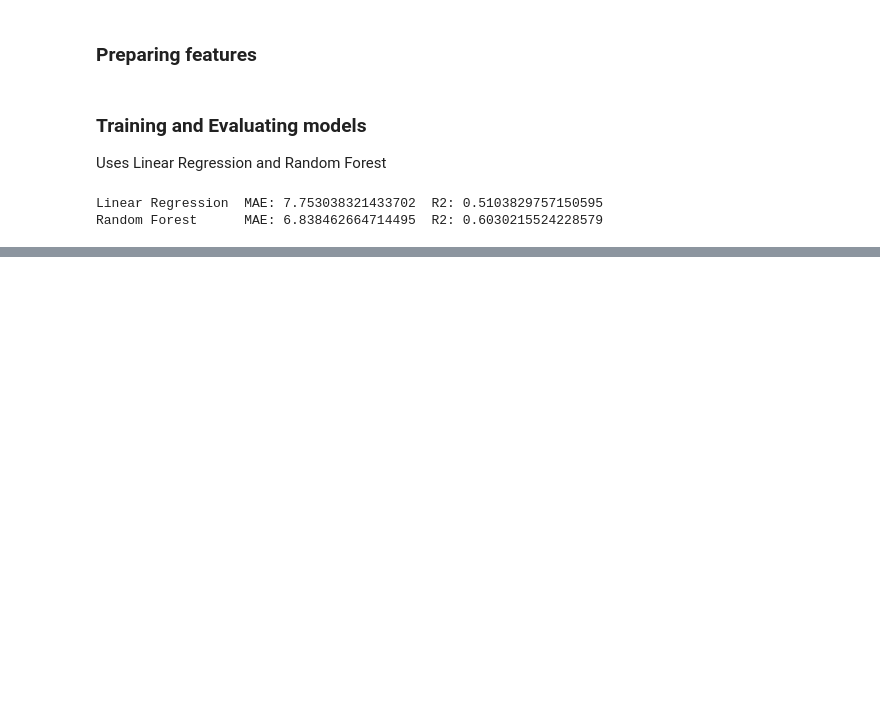
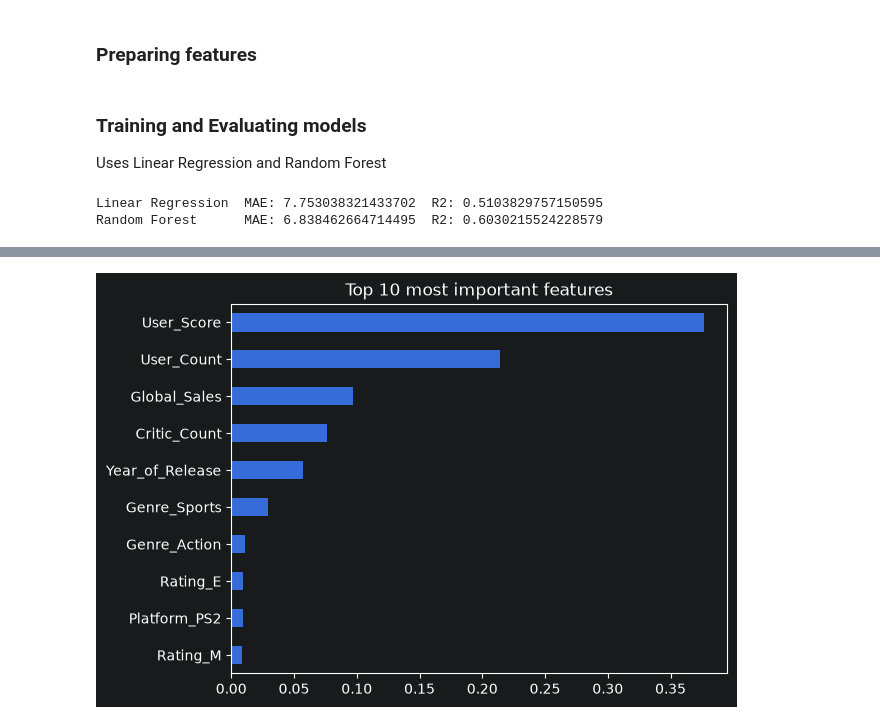
Before and after one commit to adj06/video-game-rating-predictor, a Jupyter notebook: sample.ipynb, the cells around one changed output, grey strips where cells are left out. Cells and saved outputs as stored; diff of their text form; code cells hidden in the pictures; blank space fills up the shorter version.

```diff
--- a/sample.ipynb
+++ b/sample.ipynb
@@ -145,0 +155,6 @@ Random Forest      MAE: 6.838462664714495  R2: 0.6030215524228579
+# %%
+importances = pd.Series(rf.feature_importances_, index=X.columns)
+importances.sort_values().tail(10).plot.barh(title="Top 10 most important features")
+plt.show()
+# %% [output]
+[figure, added]
```
Also changed, not shown: parts of 3 cells of this notebook.
